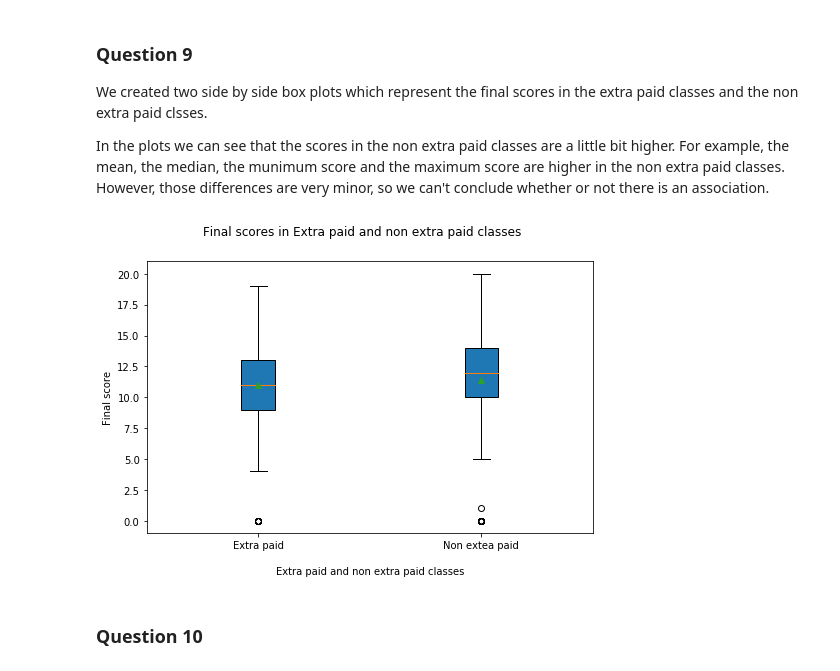
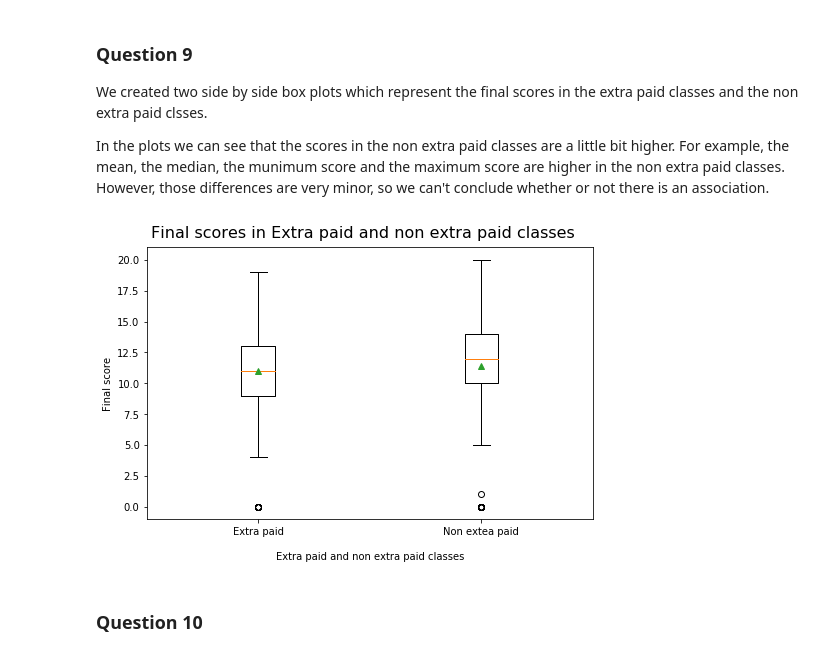
Before and after one commit to dvir019/Introduction_to_Data_Analysis-HW2, a Jupyter notebook: HW2_212234637_324270883.ipynb, the cells around one changed output. Saved outputs shown, nothing was run; the diff lists cells and outputs as text; code cells hidden in the pictures.

```diff
--- a/HW2_212234637_324270883.ipynb
+++ b/HW2_212234637_324270883.ipynb
@@ -83,27 +83,27 @@ However, those differences are very minor, so we can't conclude whether or not t
 # %%
 # Get the series of final scores
 paid_class_grades = hw_df[hw_df['paid'] == 'yes']['G3']
 non_paid_class_grades = hw_df[hw_df['paid'] == 'no']['G3']
 
 # Create the box plots
 fig, axs = plt.subplots()
 axs.boxplot([paid_class_grades, non_paid_class_grades], labels=['Extra paid', 'Non extea paid'],
-            showmeans=True, patch_artist=True)
+            showmeans=True)
 
 # Set the lables of the axes
 plt.xlabel('\nExtra paid and non extra paid classes')
 plt.ylabel('Final score')
 
 # Add a title
-fig.suptitle("Final scores in Extra paid and non extra paid classes")
+fig.suptitle("Final scores in Extra paid and non extra paid classes", fontsize=16, y=0.94)
 
 # Enlarge the size of the plot, so the differences can be easier spotted
 fig.set_size_inches(8,5)
 
 # Show the plot
 plt.show()
 # %% [output]
-[figure, old version]
+[figure, new version]
 # %% [markdown]
 ### Question 10
 # %% [markdown]
```
Also changed, not shown: parts of 2 cells of this notebook.
